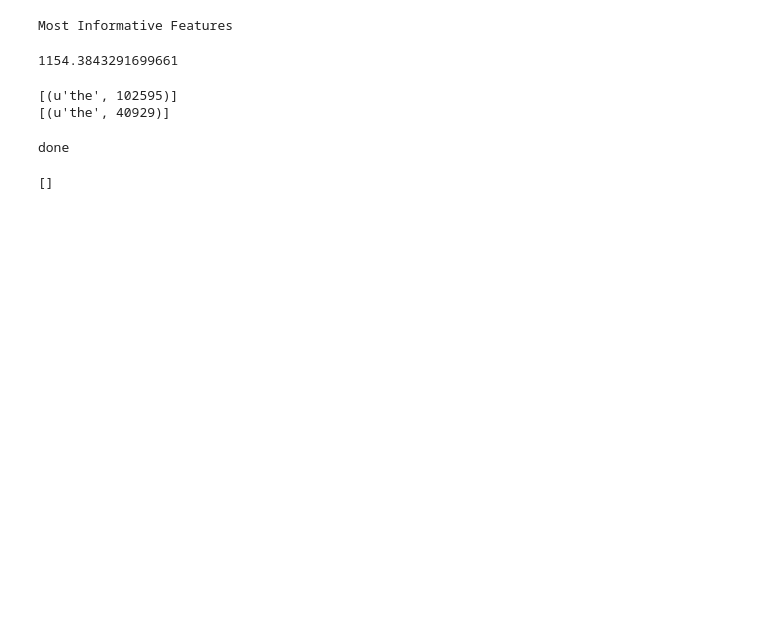
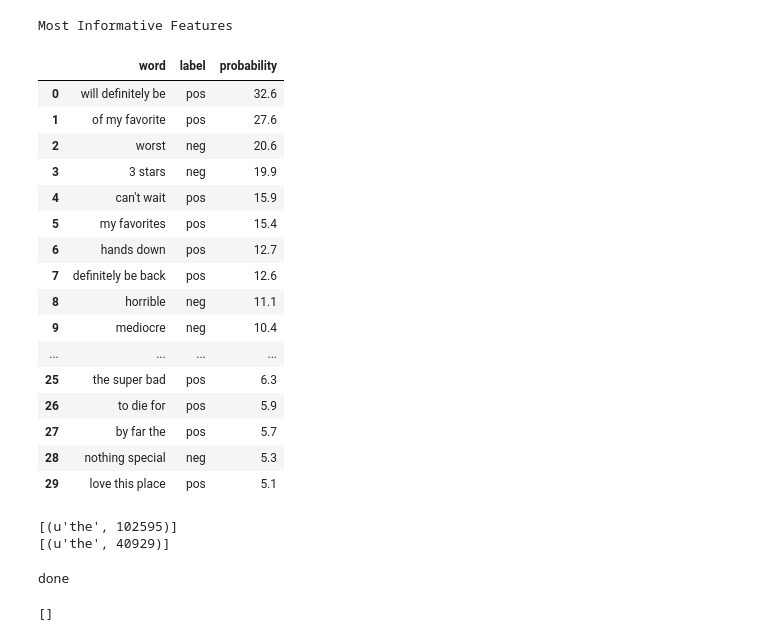
Before and after one commit to Josephinity/Yelp_reviews, a Jupyter notebook: NB_Classify.ipynb, the cells around one changed output. Saved outputs shown, nothing was run; the diff lists cells and outputs as text; code cells hidden in the pictures; blank space fills up the shorter version.

```diff
--- a/NB_Classify.ipynb
+++ b/NB_Classify.ipynb
@@ -184,6 +208,9 @@ def evaluate_classifier(data,featx):
+# %%
+#shuffle rows
+samples=reviews.sample(frac=1)
 # %%
-high = reviews.words[reviews.review_rating.astype(float)>=3.5]
-low = reviews.words[reviews.review_rating.astype(float)<=3.5]
+high = samples.words[samples.review_rating.astype(float)>=3.5]
+low = samples.words[samples.review_rating.astype(float)<=3.5]
 data={
     'pos':high,
     'neg':low
@@ -231,7 +301,7 @@ def to_string(tup):
     word=''
     for x in tup:
         word+=x+' '
-    return word
+    return word[:-1]
 mifd = {
     mif[0][0]:[to_string(x[0]) if type(x[0]) is tuple else x[0] for x in mif[1:]],
     mif[0][1]:[x[1] for x in mif[1:]],
@@ -257,20 +312,23 @@ for label in labeled_words.keys():
-# %%
-#to get word score(normalization) with BigramAssoMeasures.chi_sq
-word_scores = {}
-
-for word, freq in word_fd.iteritems():
-    word_scores[word] = 0
-    for label in labeled_words.keys():
-        word_scores[word] += BigramAssocMeasures.chi_sq(label_word_fd[label][word],
-            (freq, word_count[label]), word_count['total'])
-
-best = sorted(word_scores.iteritems(), key=lambda (w,s): s, reverse=True)[:50]
-bestwords = set([w for w, s in best if word_fd[w]>=minFreq])
-#words with most scores
-sorted(word_scores, key=word_scores.get, reverse=True)[:5]
-word_scores['best']
-# %% [output]
-1154.3843291699661
+# %%
+mifd
+# %% [output]
+|  | word | label | probability |
+| 0 | will definitely be | pos | 32.6 |
+| 1 | of my favorite | pos | 27.6 |
+| 2 | worst | neg | 20.6 |
+| 3 | 3 stars | neg | 19.9 |
+| 4 | can't wait | pos | 15.9 |
+| 5 | my favorites | pos | 15.4 |
+| 6 | hands down | pos | 12.7 |
+| 7 | definitely be back | pos | 12.6 |
+| 8 | horrible | neg | 11.1 |
+| 9 | mediocre | neg | 10.4 |
+| ... | ... | ... | ... |
+| 25 | the super bad | pos | 6.3 |
+| 26 | to die for | pos | 5.9 |
+| 27 | by far the | pos | 5.7 |
+| 28 | nothing special | neg | 5.3 |
+| 29 | love this place | pos | 5.1 |
 # %%
 #get most frequent terms (before normalization)
 nn=1
```
Also changed, not shown: parts of 39 cells of this notebook, 4 other files.
